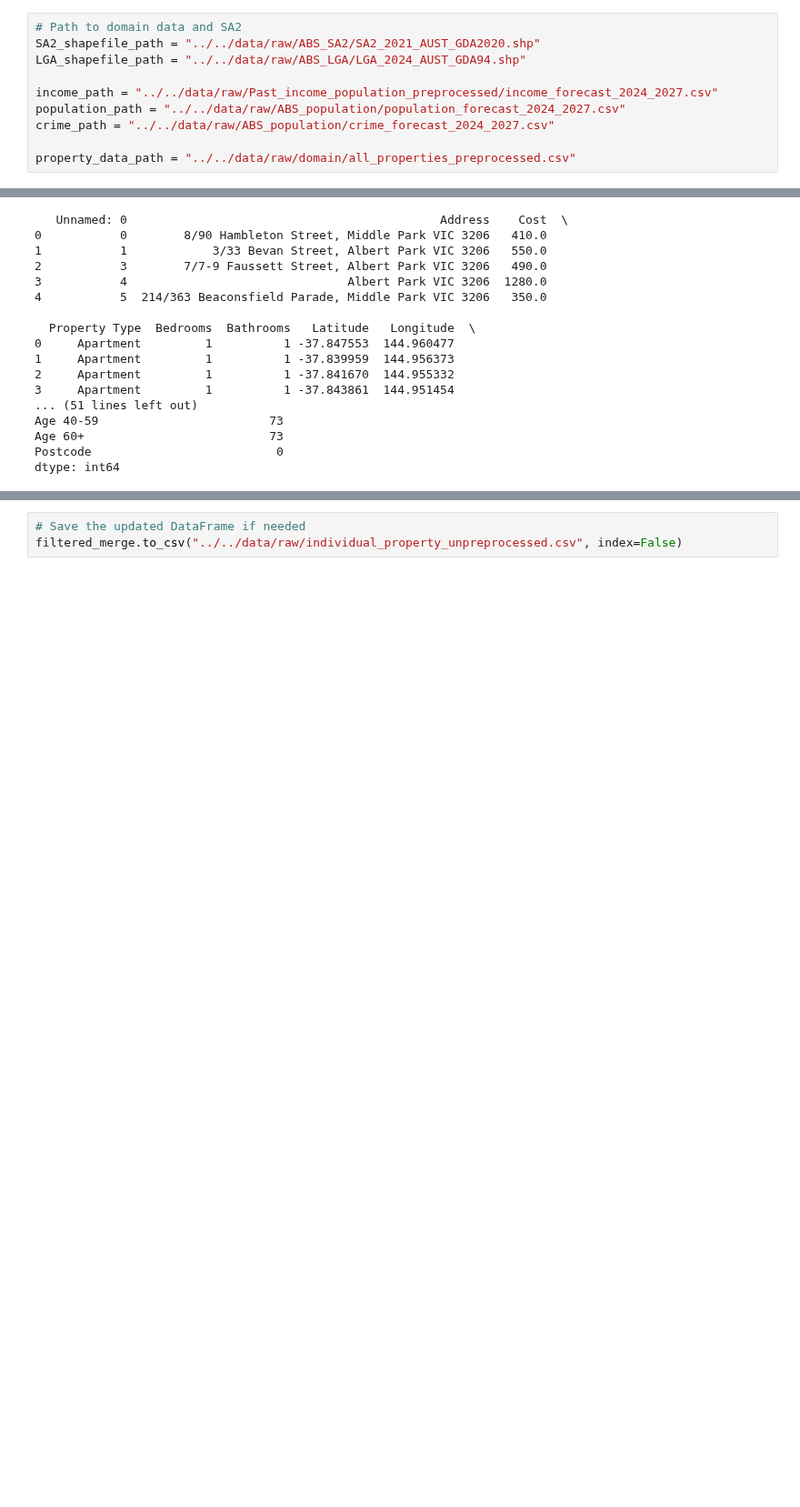
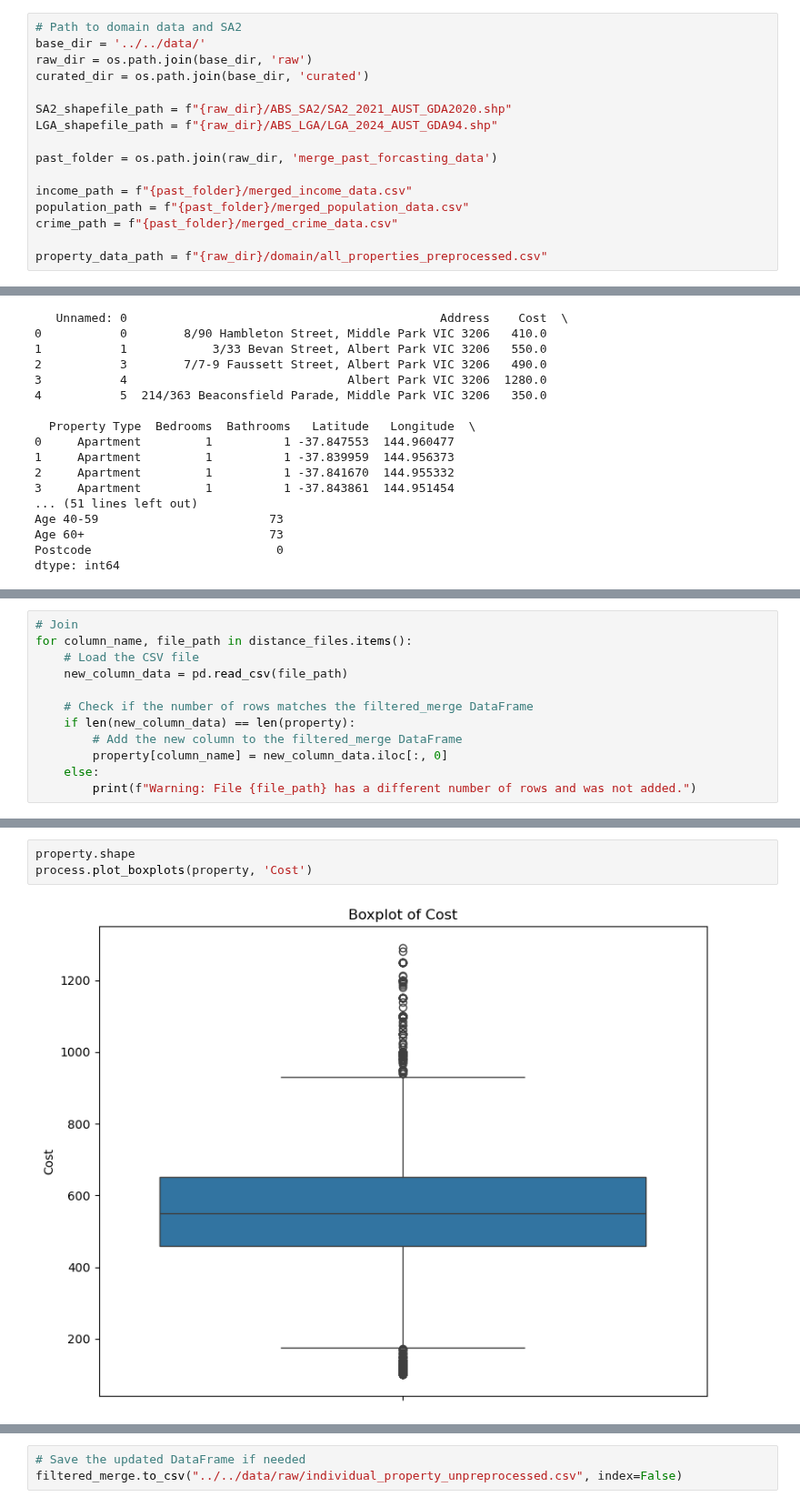
Before and after one commit to MAST30034-AppliedDataScience/project-2-group-real-estate-industry-project-1, a Jupyter notebook: notebooks/3_individual_data/0_merge_data.ipynb, the cells around one changed output, grey strips where cells are left out. Shown at 91% size. Cells and saved outputs as stored; diff of their text form; blank space fills up the shorter version.

Commit message:
finish data merge and preprocess

```diff
--- a/notebooks/3_individual_data/0_merge_data.ipynb
+++ b/notebooks/3_individual_data/0_merge_data.ipynb
@@ -13,13 +17,19 @@ from shapely.geometry import Point
 # %%
 # Path to domain data and SA2
-SA2_shapefile_path = "../../data/raw/ABS_SA2/SA2_2021_AUST_GDA2020.shp"
-LGA_shapefile_path = "../../data/raw/ABS_LGA/LGA_2024_AUST_GDA94.shp"
+base_dir = '../../data/'
+raw_dir = os.path.join(base_dir, 'raw')
+curated_dir = os.path.join(base_dir, 'curated')
 
-income_path = "../../data/raw/Past_income_population_preprocessed/income_forecast_2024_2027.csv"
-population_path = "../../data/raw/ABS_population/population_forecast_2024_2027.csv"
-crime_path = "../../data/raw/ABS_population/crime_forecast_2024_2027.csv"
+SA2_shapefile_path = f"{raw_dir}/ABS_SA2/SA2_2021_AUST_GDA2020.shp"
+LGA_shapefile_path = f"{raw_dir}/ABS_LGA/LGA_2024_AUST_GDA94.shp"
 
-property_data_path = "../../data/raw/domain/all_properties_preprocessed.csv"
+past_folder = os.path.join(raw_dir, 'merge_past_forcasting_data')
+
+income_path = f"{past_folder}/merged_income_data.csv"
+population_path = f"{past_folder}/merged_population_data.csv"
+crime_path = f"{past_folder}/merged_crime_data.csv"
+
+property_data_path = f"{raw_dir}/domain/all_properties_preprocessed.csv"
 # %%
 # Load in datasets
 SA2_gdf = gpd.read_file(SA2_shapefile_path)
@@ -177,0 +183,12 @@ Corrected 'SA2  code' values: ['201011001' '201011002' '201011005' '201011006' '
+# %%
+# Join
+for column_name, file_path in distance_files.items():
+    # Load the CSV file
+    new_column_data = pd.read_csv(file_path)
+
+    # Check if the number of rows matches the filtered_merge DataFrame
+    if len(new_column_data) == len(property):
+        # Add the new column to the filtered_merge DataFrame
+        property[column_name] = new_column_data.iloc[:, 0]
+    else:
+        print(f"Warning: File {file_path} has a different number of rows and was not added.")
@@ -177,0 +204,5 @@ Corrected 'SA2  code' values: ['201011001' '201011002' '201011005' '201011006' '
+# %%
+property.shape
+process.plot_boxplots(property, 'Cost')
+# %% [output]
+[figure, added]
```
Also changed, not shown: parts of 40 cells of this notebook, 6 other files.
